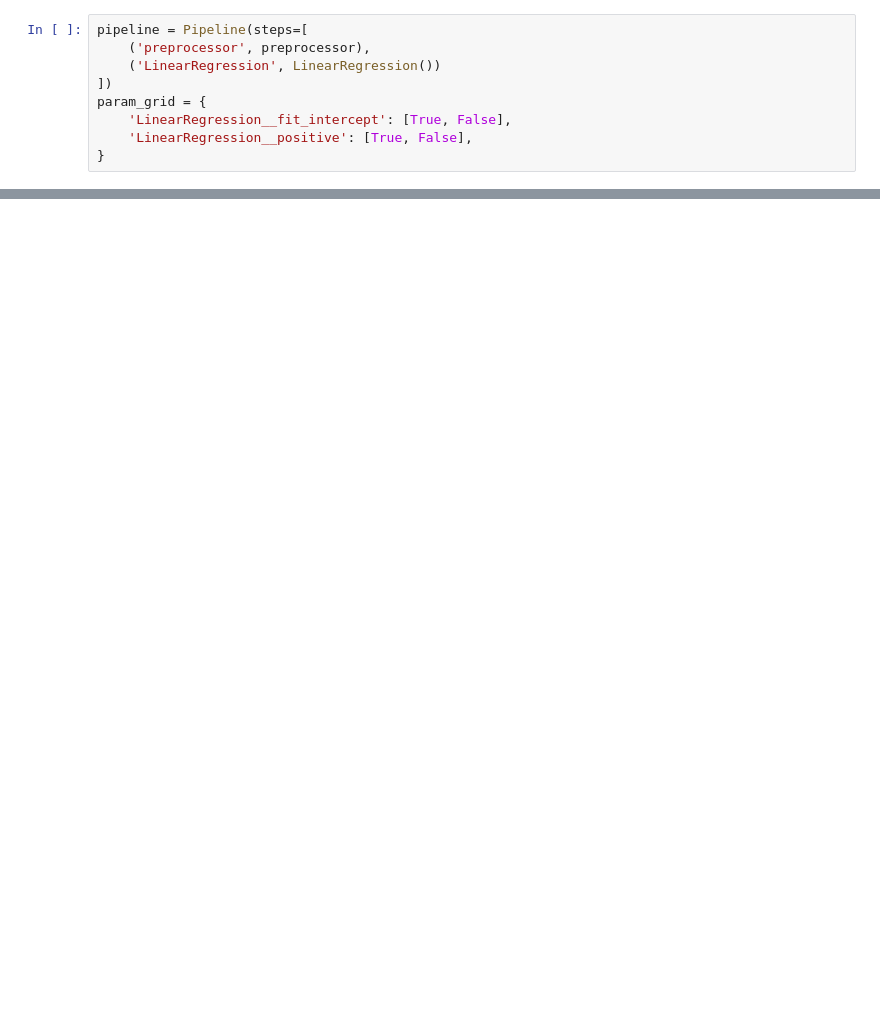
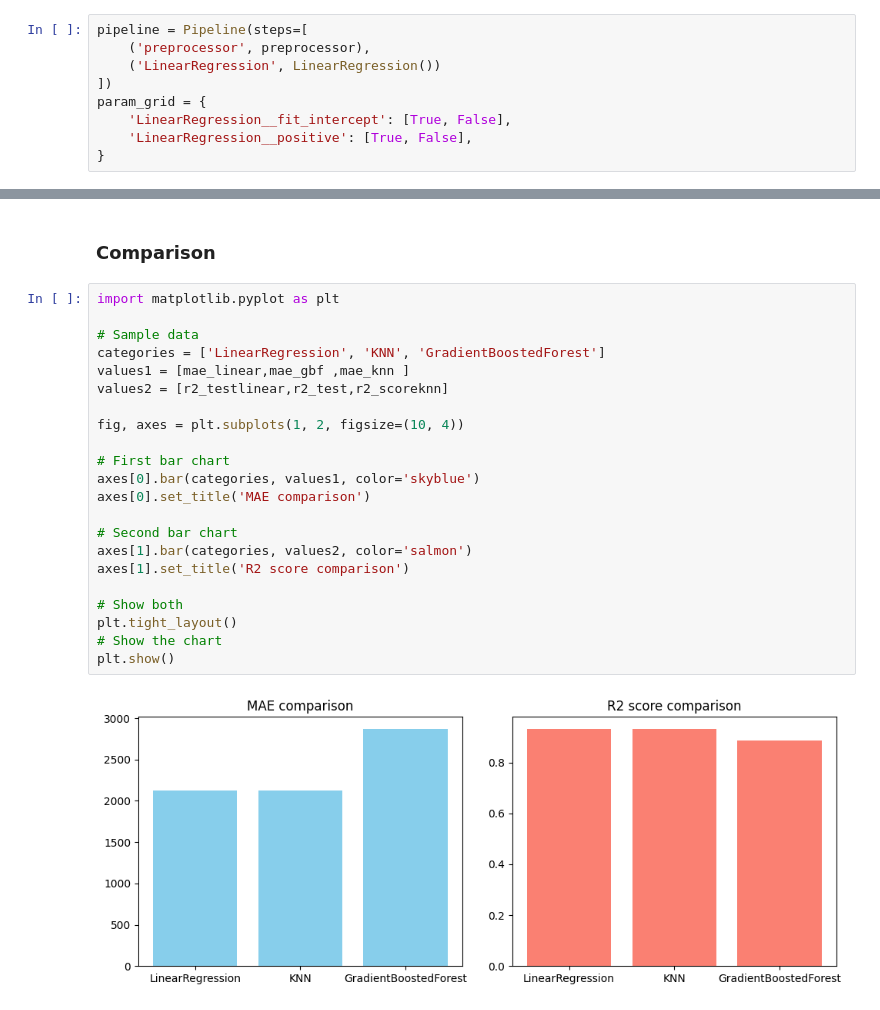
Before and after one commit to Eliaspw15/444-Final-project, a Jupyter notebook: main copy.ipynb, the cells around one changed output, grey strips where cells are left out. Saved outputs shown, nothing was run; the diff lists cells and outputs as text; blank space fills up the shorter version.

```diff
--- a/main copy.ipynb
+++ b/main copy.ipynb
@@ -291,0 +366,26 @@ Test R^2: 0.91
+# %% [markdown]
+### Comparison
+# %%
+import matplotlib.pyplot as plt
+
+# Sample data
+categories = ['LinearRegression', 'KNN', 'GradientBoostedForest']
+values1 = [mae_linear,mae_gbf ,mae_knn ]
+values2 = [r2_testlinear,r2_test,r2_scoreknn]
+
+fig, axes = plt.subplots(1, 2, figsize=(10, 4))
+
+# First bar chart
+axes[0].bar(categories, values1, color='skyblue')
+axes[0].set_title('MAE comparison')
+
+# Second bar chart
+axes[1].bar(categories, values2, color='salmon')
+axes[1].set_title('R2 score comparison')
+
+# Show both
+plt.tight_layout()
+# Show the chart
+plt.show()
+# %% [output]
+[figure, added]
```
Also changed, not shown: parts of 14 cells of this notebook.
